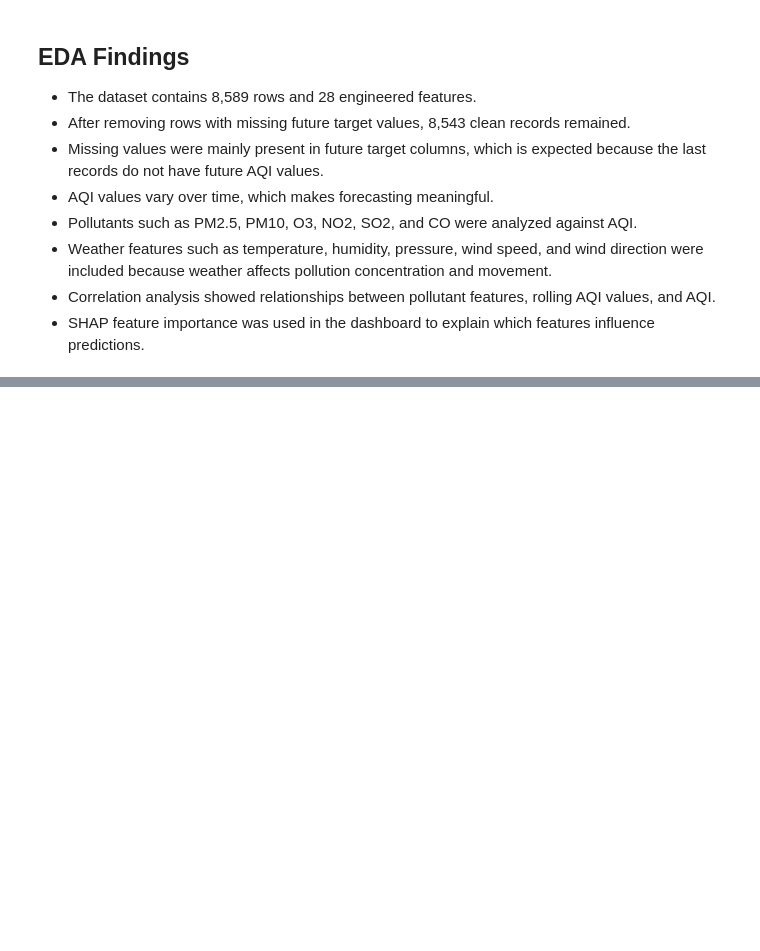
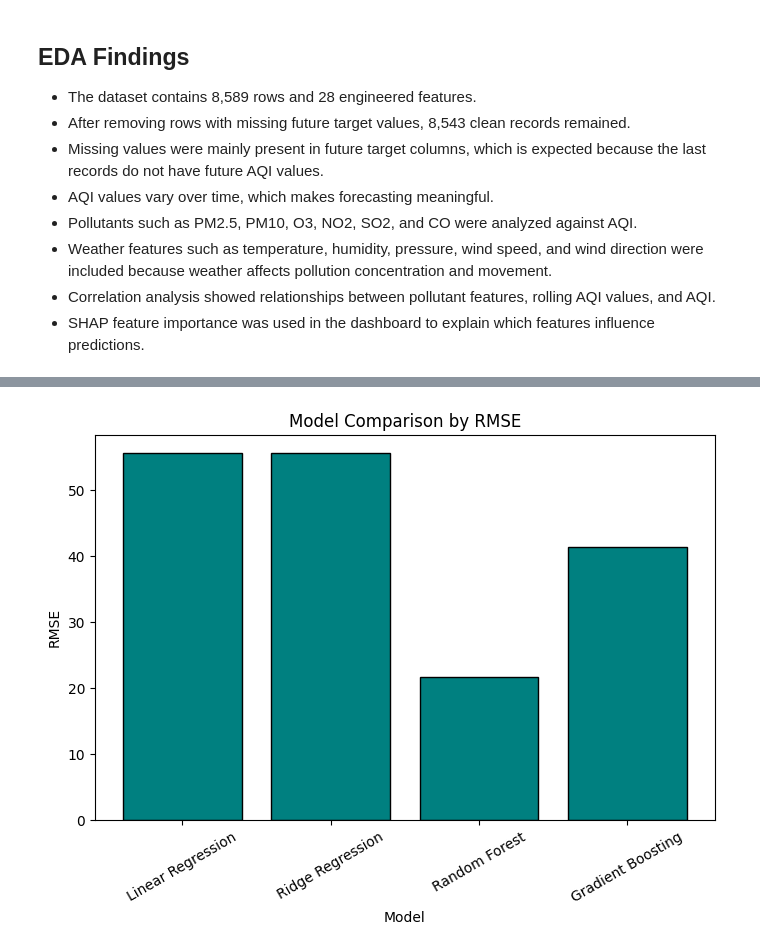
Before and after one commit to maham03nad/pearls-aqi-predictor, a Jupyter notebook: eda.ipynb, the cells around one changed output, grey strips where cells are left out. Saved outputs shown, nothing was run; the diff lists cells and outputs as text; code cells hidden in the pictures; blank space fills up the shorter version.

```diff
--- a/eda.ipynb
+++ b/eda.ipynb
@@ -363,0 +562,10 @@ plt.show()
+# %%
+plt.figure(figsize=(8, 5))
+plt.bar(results_df["Model"], results_df["RMSE"], color="teal", edgecolor="black")
+plt.title("Model Comparison by RMSE")
+plt.xlabel("Model")
+plt.ylabel("RMSE")
+plt.xticks(rotation=30)
+plt.show()
+# %% [output]
+[figure, added]
```
Also changed, not shown: parts of 30 cells of this notebook.
